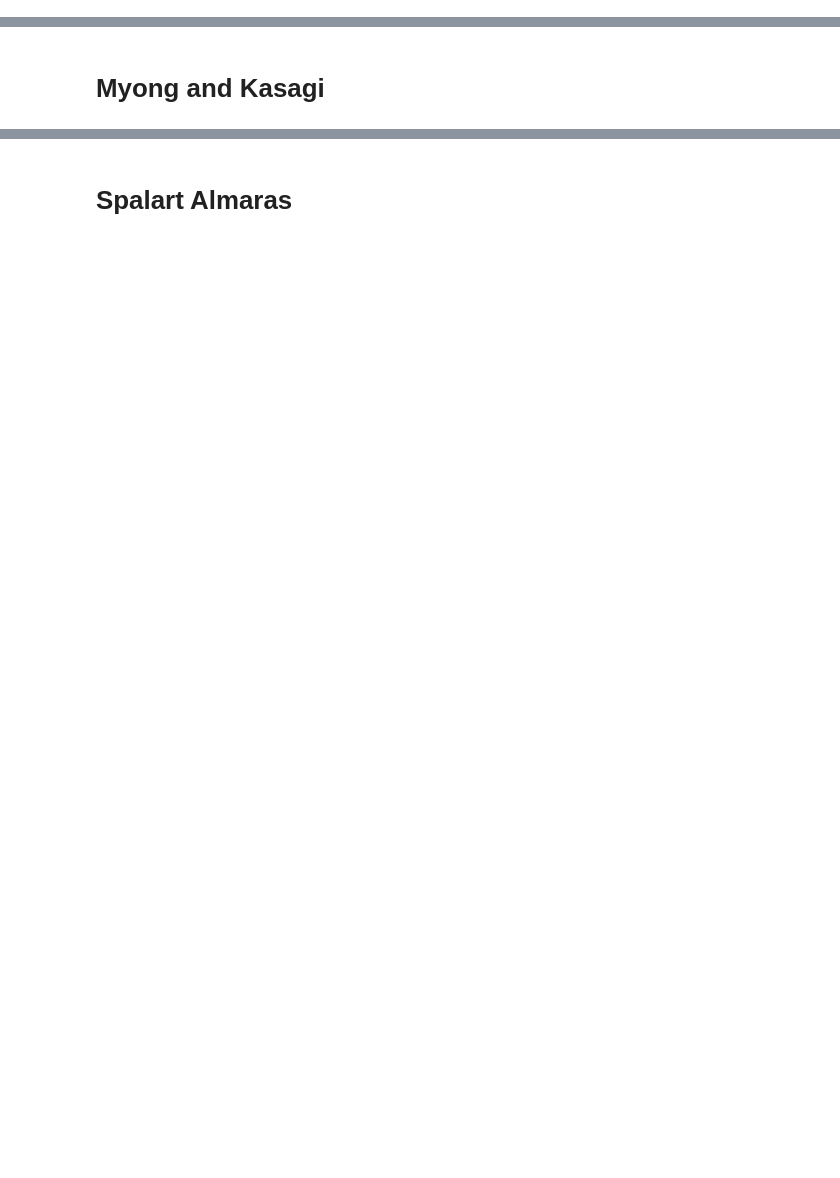
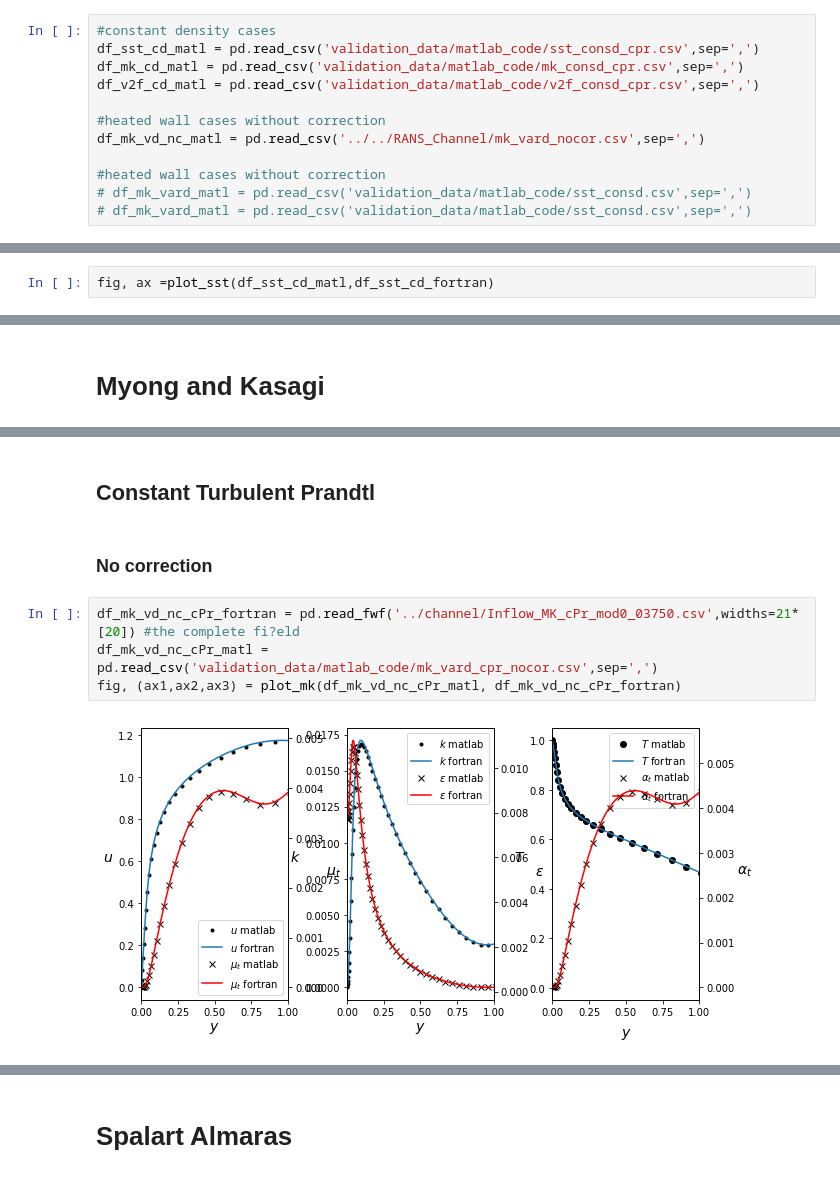
Before and after one commit to Fluid-Dynamics-Of-Energy-Systems-Team/RANS_pipe, a Jupyter notebook: notebooks/validation_constd_matlab.ipynb, the cells around one changed output, grey strips where cells are left out. Drawn from its saved outputs; the diff is of its cells as text; blank space fills up the shorter version.

```diff
--- a/notebooks/validation_constd_matlab.ipynb
+++ b/notebooks/validation_constd_matlab.ipynb
@@ -11,3 +10,15 @@ df_sa_cd_matl = pd.read_csv('validation_data/matlab_code/sa_consd.csv',sep=',')
+# %%
+#constant density cases
+df_sst_cd_matl = pd.read_csv('validation_data/matlab_code/sst_consd_cpr.csv',sep=',')
+df_mk_cd_matl = pd.read_csv('validation_data/matlab_code/mk_consd_cpr.csv',sep=',')
+df_v2f_cd_matl = pd.read_csv('validation_data/matlab_code/v2f_consd_cpr.csv',sep=',')
+
+#heated wall cases without correction
+df_mk_vd_nc_matl = pd.read_csv('../../RANS_Channel/mk_vard_nocor.csv',sep=',')
+
+#heated wall cases without correction
+# df_mk_vard_matl = pd.read_csv('validation_data/matlab_code/sst_consd.csv',sep=',')
+# df_mk_vard_matl = pd.read_csv('validation_data/matlab_code/sst_consd.csv',sep=',')
 # %%
 df_mk_cd_fortran = pd.read_fwf('../channel/Inflow_MK_IF_00180.csv',widths=21*[20]) #the complete fi?eld
 df_sst_cd_fortran = pd.read_fwf('../channel/Inflow_SST_IF_00180.csv',widths=21*[20]) #the complete fi?eld
@@ -54,0 +71,2 @@ ax3.get_legend().remove()
+# %%
+fig, ax =plot_sst(df_sst_cd_matl,df_sst_cd_fortran)
@@ -94,0 +134,10 @@ ax3.get_legend().remove()
+# %% [markdown]
+## Constant Turbulent Prandtl
+# %% [markdown]
+### No correction
+# %%
+df_mk_vd_nc_cPr_fortran = pd.read_fwf('../channel/Inflow_MK_cPr_mod0_03750.csv',widths=21*[20]) #the complete fi?eld
+df_mk_vd_nc_cPr_matl = pd.read_csv('validation_data/matlab_code/mk_vard_cpr_nocor.csv',sep=',')
+fig, (ax1,ax2,ax3) = plot_mk(df_mk_vd_nc_cPr_matl, df_mk_vd_nc_cPr_fortran)
+# %% [output]
+[figure, added]
```
Also changed, not shown: parts of 45 cells of this notebook, 46 other files.
